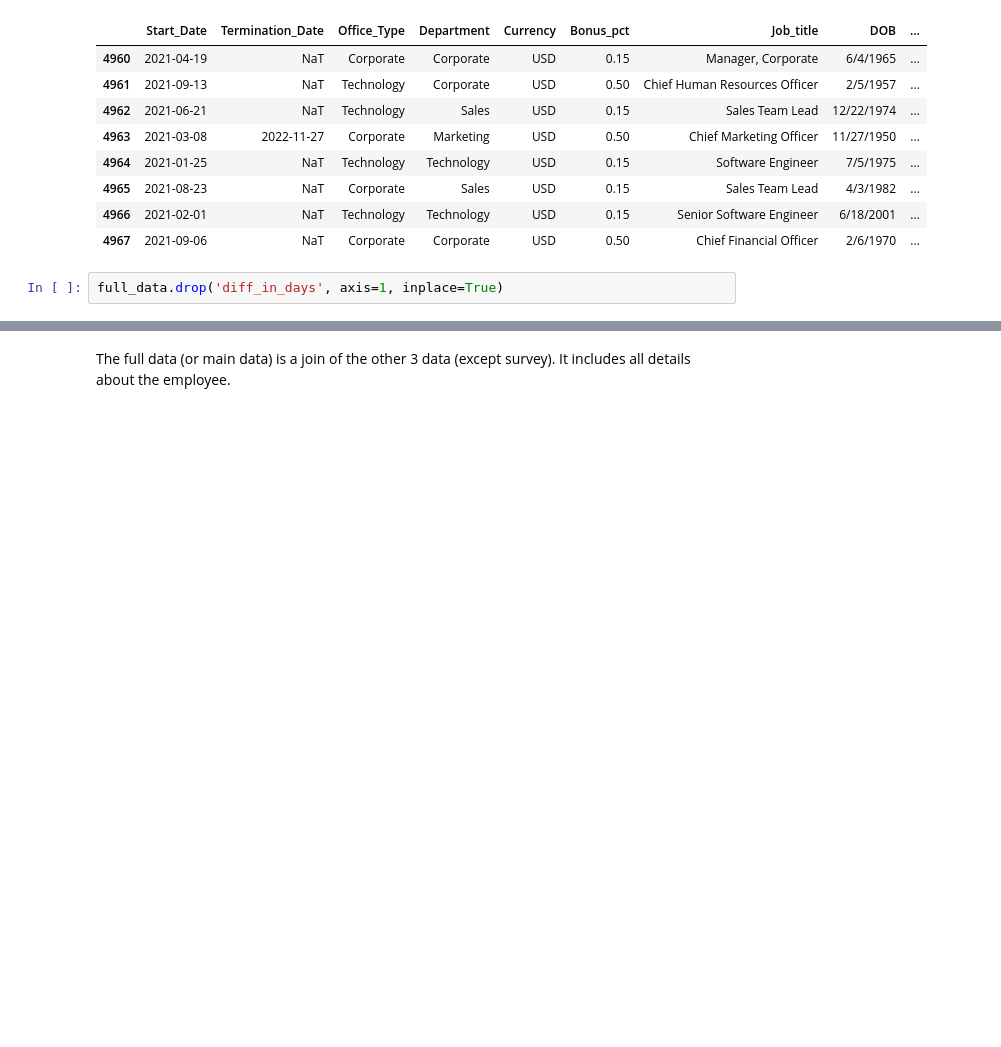
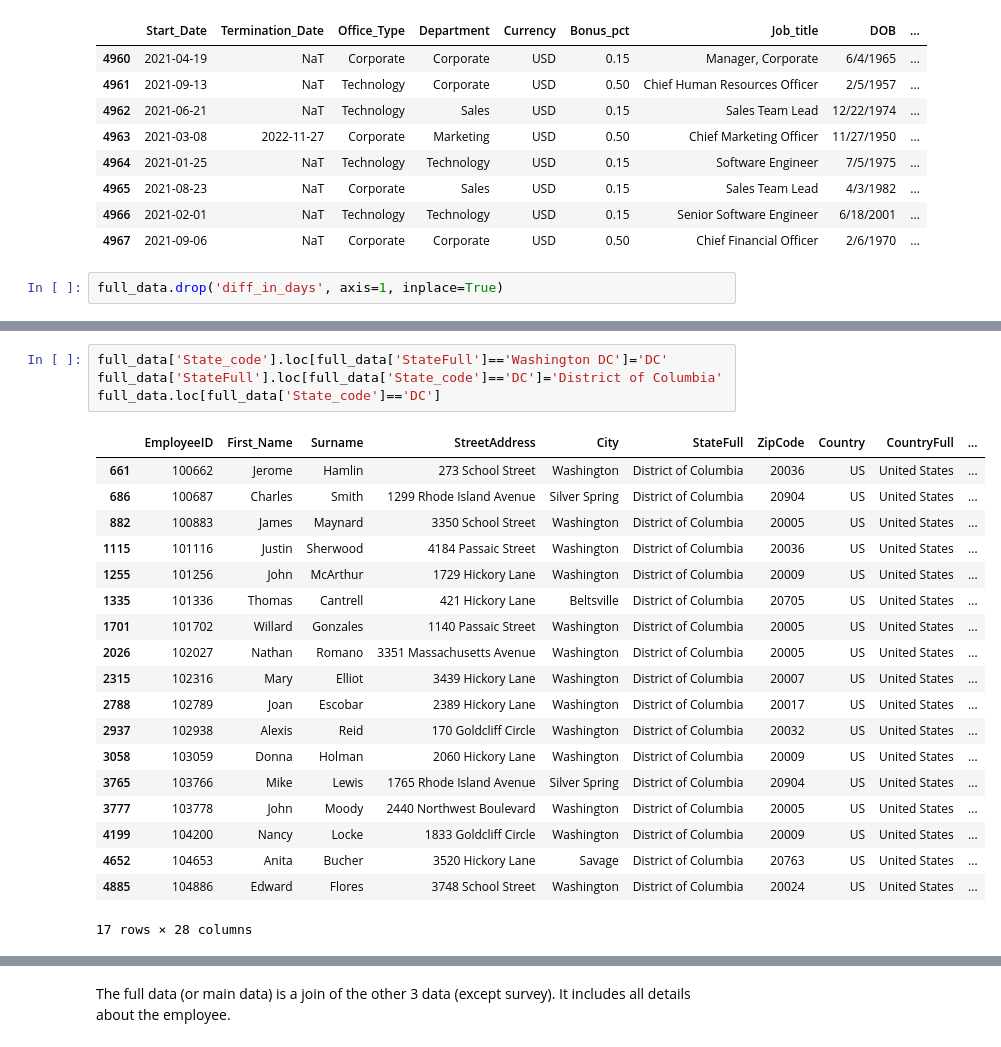
Before and after one commit to BrianLoe/ETL-and-DataViz, a Jupyter notebook: human_resource/HR/ETL phase.ipynb, the cells around one changed output, grey strips where cells are left out. Drawn from its saved outputs; the diff is of its cells as text; blank space fills up the shorter version.

Commit message:
add washington state

```diff
--- a/human_resource/HR/ETL phase.ipynb
+++ b/human_resource/HR/ETL phase.ipynb
@@ -736,0 +709,24 @@ set(full_data['State_code'])
+# %%
+full_data['State_code'].loc[full_data['StateFull']=='Washington DC']='DC'
+full_data['StateFull'].loc[full_data['State_code']=='DC']='District of Columbia'
+full_data.loc[full_data['State_code']=='DC']
+# %% [output]
+|  | EmployeeID | First_Name | Surname | StreetAddress | City | StateFull | ZipCode | Country | CountryFull | ... |
+| 661 | 100662 | Jerome | Hamlin | 273 School Street | Washington | District of Columbia | 20036 | US | United States | ... |
+| 686 | 100687 | Charles | Smith | 1299 Rhode Island Avenue | Silver Spring | District of Columbia | 20904 | US | United States | ... |
+| 882 | 100883 | James | Maynard | 3350 School Street | Washington | District of Columbia | 20005 | US | United States | ... |
+| 1115 | 101116 | Justin | Sherwood | 4184 Passaic Street | Washington | District of Columbia | 20036 | US | United States | ... |
+| 1255 | 101256 | John | McArthur | 1729 Hickory Lane | Washington | District of Columbia | 20009 | US | United States | ... |
+| 1335 | 101336 | Thomas | Cantrell | 421 Hickory Lane | Beltsville | District of Columbia | 20705 | US | United States | ... |
+| 1701 | 101702 | Willard | Gonzales | 1140 Passaic Street | Washington | District of Columbia | 20005 | US | United States | ... |
+| 2026 | 102027 | Nathan | Romano | 3351 Massachusetts Avenue | Washington | District of Columbia | 20005 | US | United States | ... |
+| 2315 | 102316 | Mary | Elliot | 3439 Hickory Lane | Washington | District of Columbia | 20007 | US | United States | ... |
+| 2788 | 102789 | Joan | Escobar | 2389 Hickory Lane | Washington | District of Columbia | 20017 | US | United States | ... |
+| 2937 | 102938 | Alexis | Reid | 170 Goldcliff Circle | Washington | District of Columbia | 20032 | US | United States | ... |
+| 3058 | 103059 | Donna | Holman | 2060 Hickory Lane | Washington | District of Columbia | 20009 | US | United States | ... |
+| 3765 | 103766 | Mike | Lewis | 1765 Rhode Island Avenue | Silver Spring | District of Columbia | 20904 | US | United States | ... |
+| 3777 | 103778 | John | Moody | 2440 Northwest Boulevard | Washington | District of Columbia | 20005 | US | United States | ... |
+| 4199 | 104200 | Nancy | Locke | 1833 Goldcliff Circle | Washington | District of Columbia | 20009 | US | United States | ... |
+| 4652 | 104653 | Anita | Bucher | 3520 Hickory Lane | Savage | District of Columbia | 20763 | US | United States | ... |
+| 4885 | 104886 | Edward | Flores | 3748 School Street | Washington | District of Columbia | 20024 | US | United States | ... |
+17 rows × 28 columns
```
Also changed, not shown: parts of 79 cells of this notebook, 2 other files.
